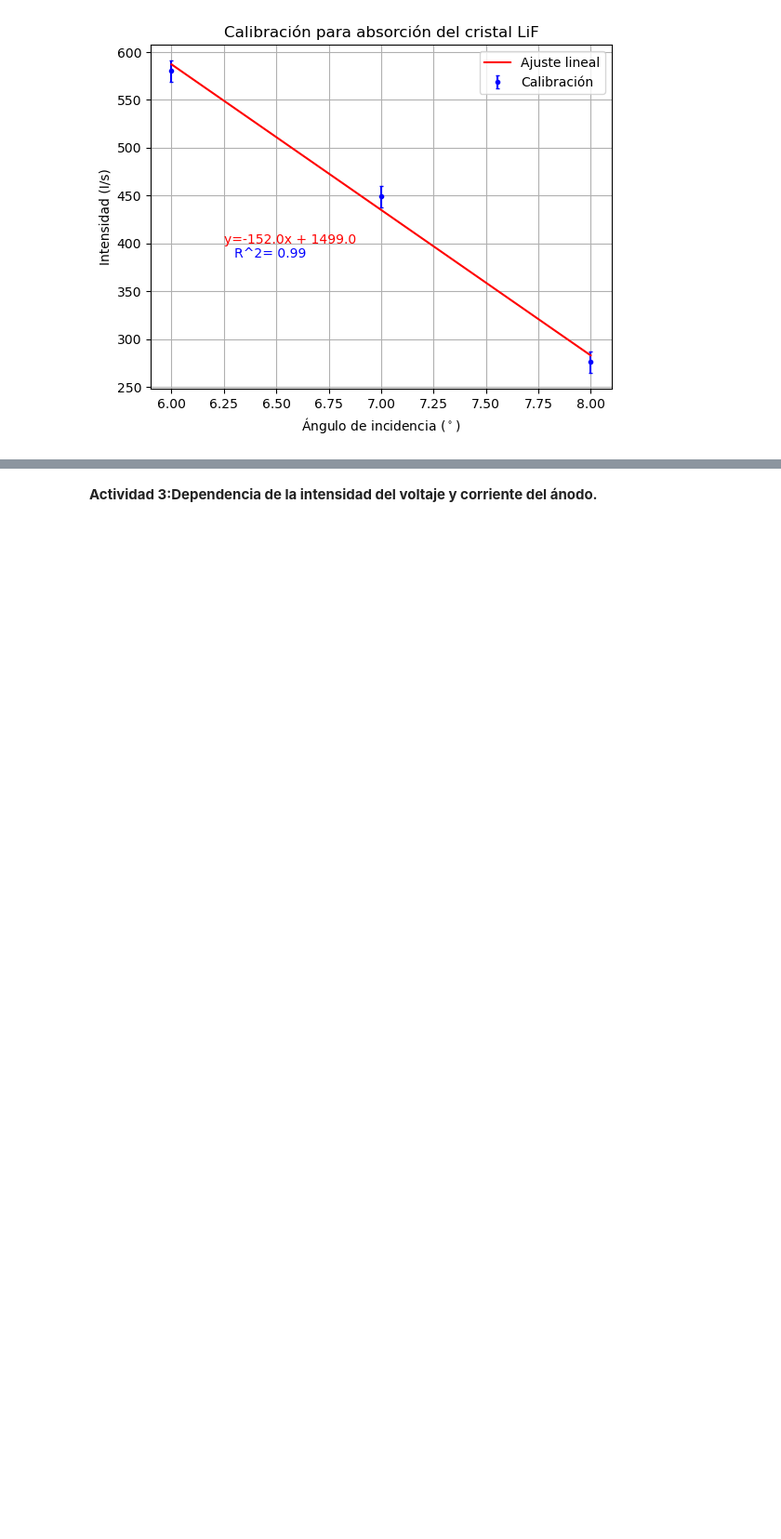
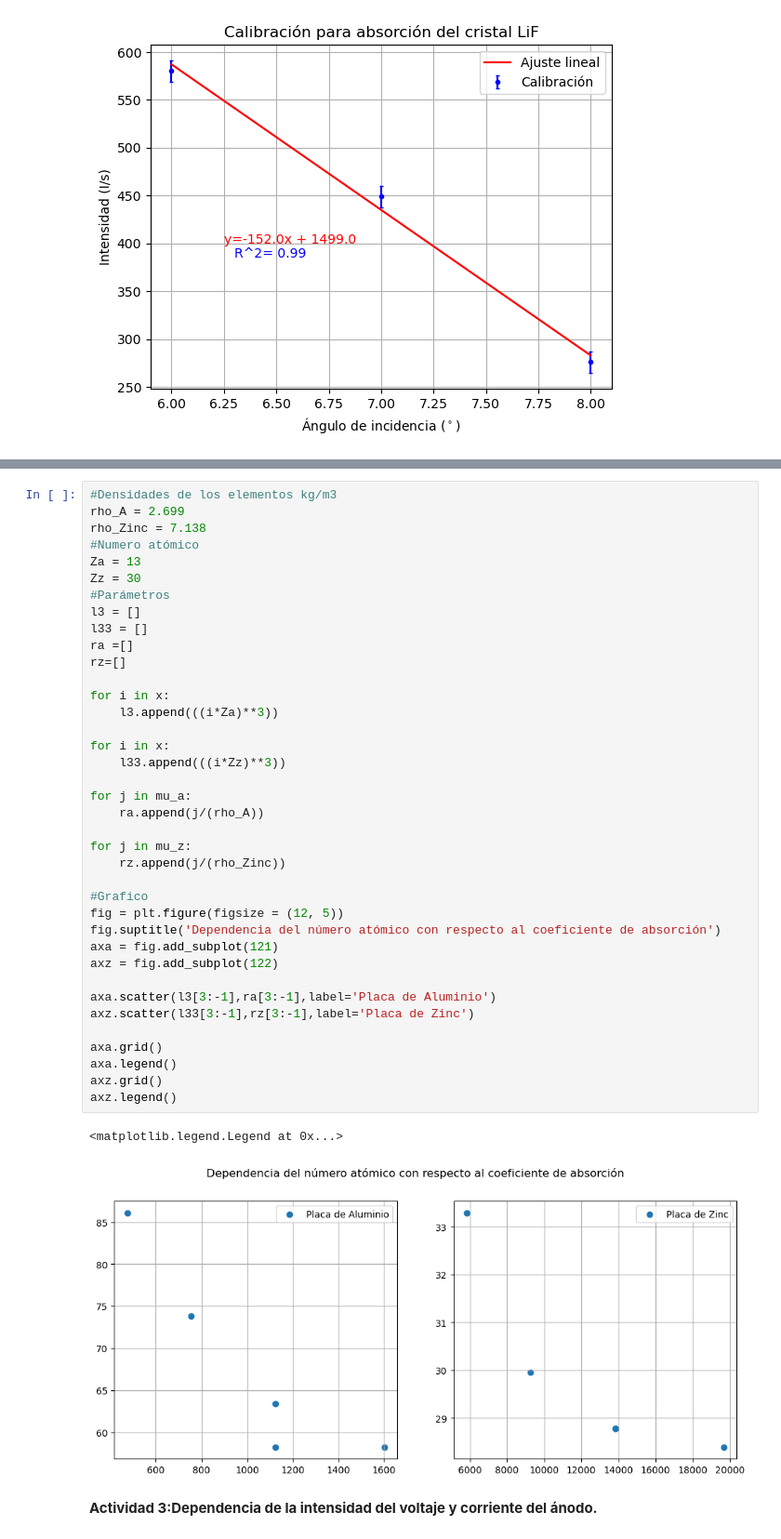
Before and after one commit to ccuellarn/Laboratorio-Intermedio---Pr-cticas20242, a Jupyter notebook: Rayos X/Rayos X.ipynb, the cells around one changed output, grey strips where cells are left out. Shown at 93% size. Cells and saved outputs as stored; diff of their text form; blank space fills up the shorter version.

```diff
--- a/Rayos X/Rayos X.ipynb
+++ b/Rayos X/Rayos X.ipynb
@@ -420,3 +420,44 @@ Los valores de incertidumbre de los coeficientes de mu encontrados para la placa
+# %%
+#Densidades de los elementos kg/m3
+rho_A = 2.699
+rho_Zinc = 7.138
+#Numero atómico
+Za = 13
+Zz = 30
+#Parámetros
+l3 = []
+l33 = []
+ra =[]
+rz=[]
+
+for i in x:
+    l3.append(((i*Za)**3))
+
+for i in x:
+    l33.append(((i*Zz)**3))
+
+for j in mu_a:
+    ra.append(j/(rho_A))
+
+for j in mu_z:
+    rz.append(j/(rho_Zinc))
+
+#Grafico
+fig = plt.figure(figsize = (12, 5))
+fig.suptitle('Dependencia del número atómico con respecto al coeficiente de absorción')
+axa = fig.add_subplot(121)
+axz = fig.add_subplot(122)
+
+axa.scatter(l3[3:-1],ra[3:-1],label='Placa de Aluminio')
+axz.scatter(l33[3:-1],rz[3:-1],label='Placa de Zinc')
+
+axa.grid()
+axa.legend()
+axz.grid()
+axz.legend()
+# %% [output]
+<matplotlib.legend.Legend at 0x...>
+[figure, added]
 # %% [markdown]
 **Actividad 3:Dependencia de la intensidad del voltaje y corriente del ánodo.**
 # %%
```
Also changed, not shown: parts of 1 cell of this notebook.
